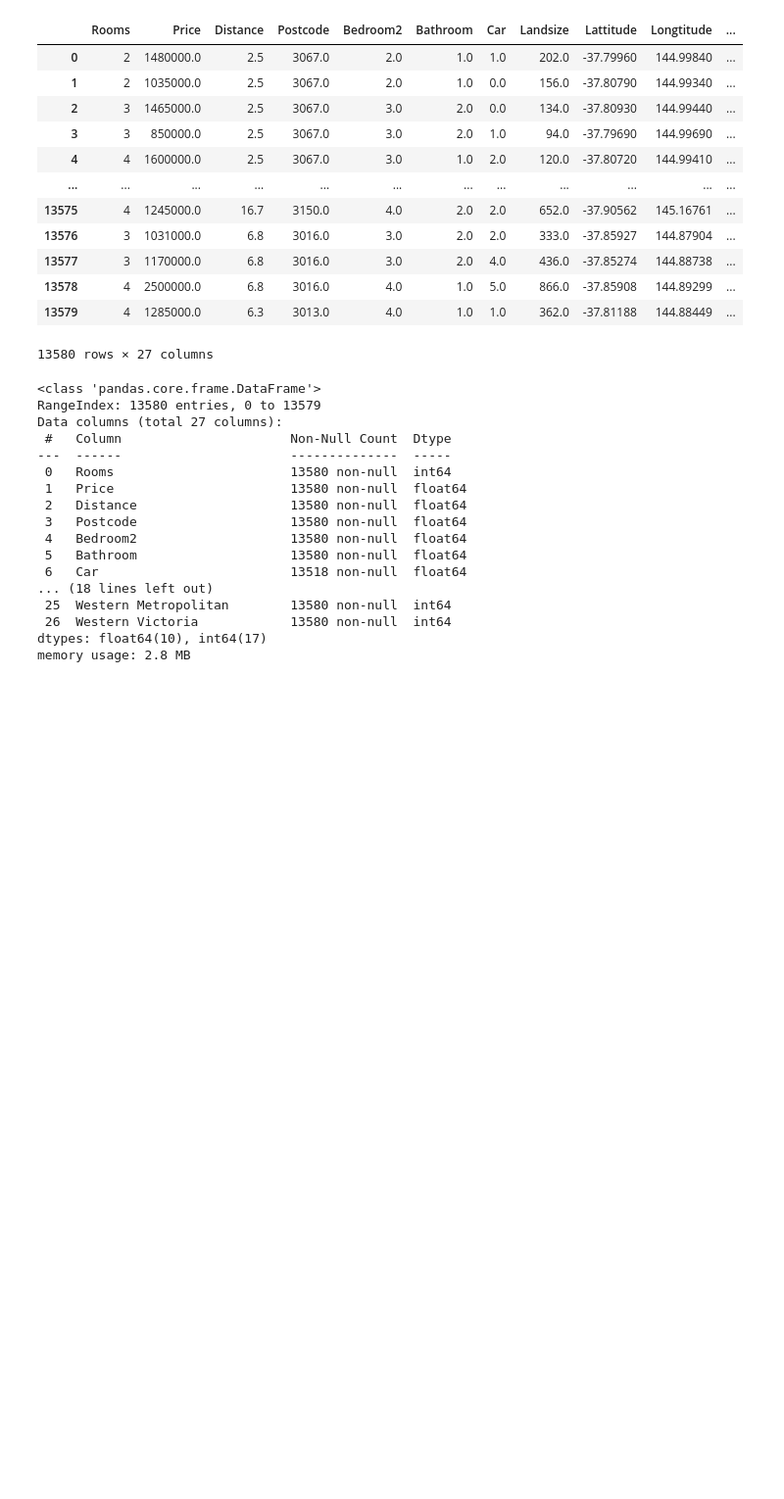
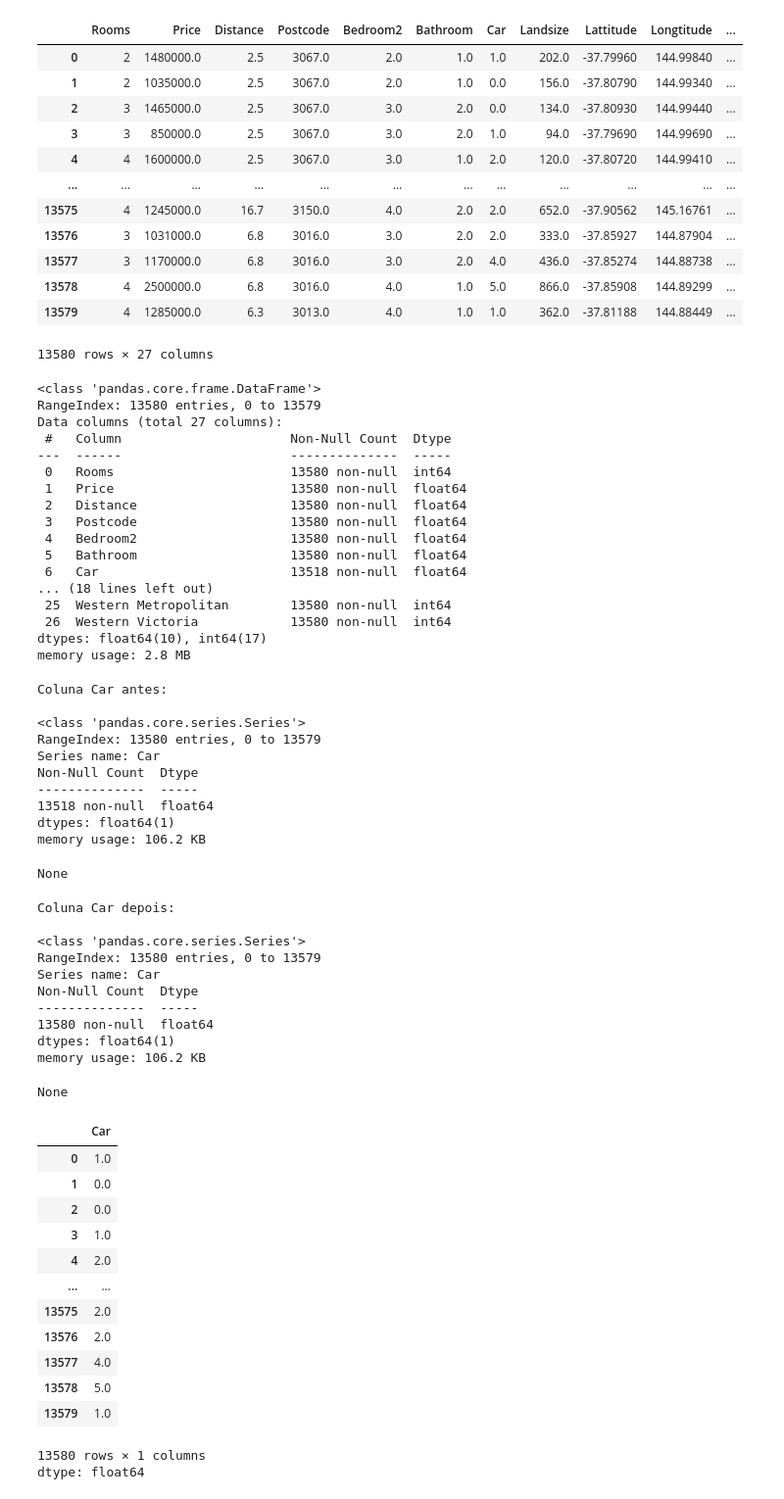
Before and after one commit to marcovins/AI, a Jupyter notebook: ModelosIA/Melborn_Houses_IA/melborne_houses.ipynb, the cells around one changed output. Shown at 98% size. Saved outputs shown, nothing was run; the diff lists cells and outputs as text; code cells hidden in the pictures; blank space fills up the shorter version.

```diff
--- a/ModelosIA/Melborn_Houses_IA/melborne_houses.ipynb
+++ b/ModelosIA/Melborn_Houses_IA/melborne_houses.ipynb
@@ -228,3 +230,48 @@ Data columns (total 27 columns):
  26  Western Victoria            13580 non-null  int64
 dtypes: float64(10), int64(17)
 memory usage: 2.8 MB
+# %%
+# Tratando a coluna 'Car' para substituir os valores nulos
+print("\nColuna Car antes:\n")
+display(base.Car.info())
+base.loc[base.Car.isnull() == True] = base.Car.median()
+print("\nColuna Car depois:\n")
+display(base.Car.info())
+display(base.Car)
+# %% [output]
+Coluna Car antes:
+
+<class 'pandas.core.series.Series'>
+RangeIndex: 13580 entries, 0 to 13579
+Series name: Car
+Non-Null Count  Dtype
+--------------  -----
+13518 non-null  float64
+dtypes: float64(1)
+memory usage: 106.2 KB
+None
+Coluna Car depois:
+
+<class 'pandas.core.series.Series'>
+RangeIndex: 13580 entries, 0 to 13579
+Series name: Car
+Non-Null Count  Dtype
+--------------  -----
+13580 non-null  float64
+dtypes: float64(1)
+memory usage: 106.2 KB
+None
+|  | Car |
+| 0 | 1.0 |
+| 1 | 0.0 |
+| 2 | 0.0 |
+| 3 | 1.0 |
+| 4 | 2.0 |
+| ... | ... |
+| 13575 | 2.0 |
+| 13576 | 2.0 |
+| 13577 | 4.0 |
+| 13578 | 5.0 |
+| 13579 | 1.0 |
+13580 rows × 1 columns
+dtype: float64
```
Also changed, not shown: parts of 5 cells of this notebook.
